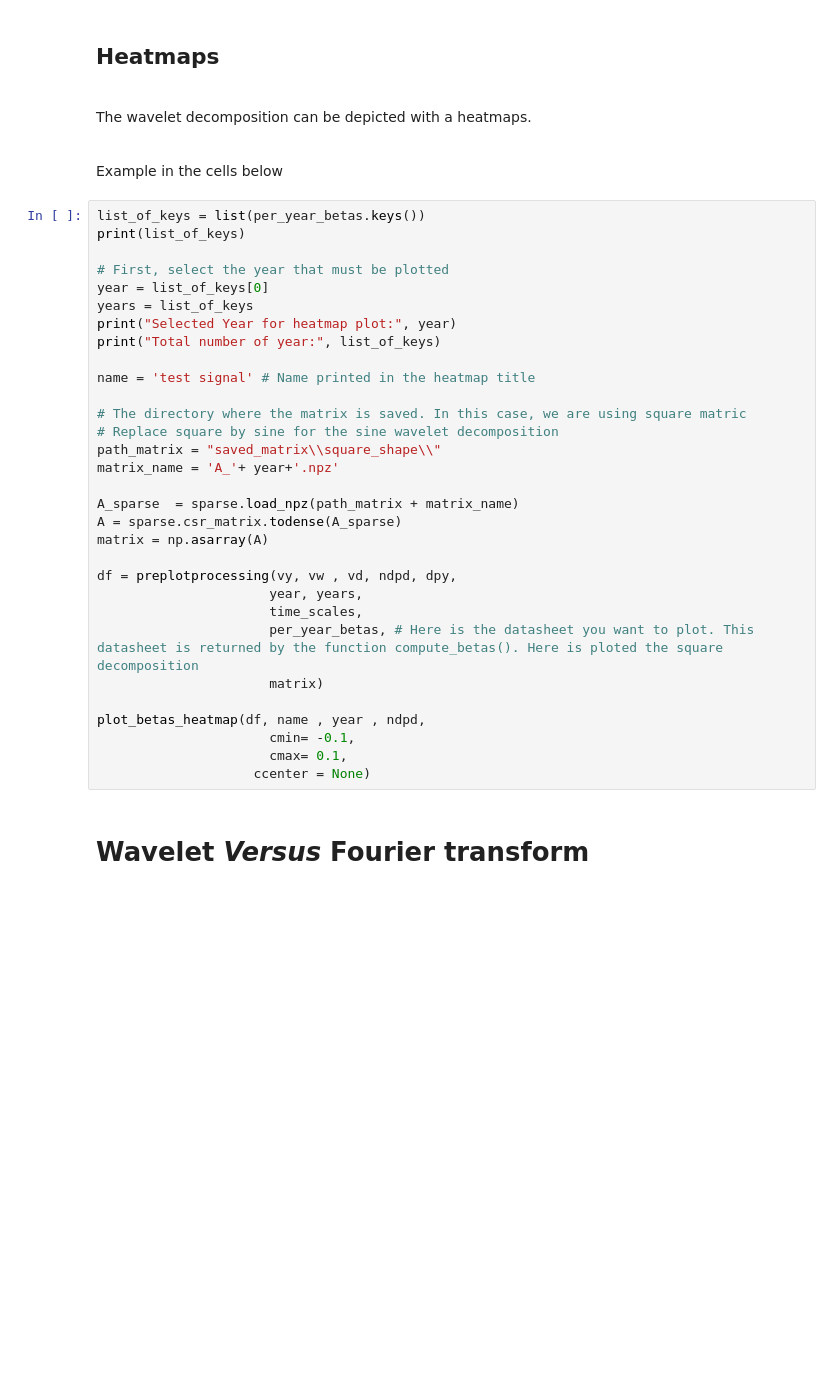
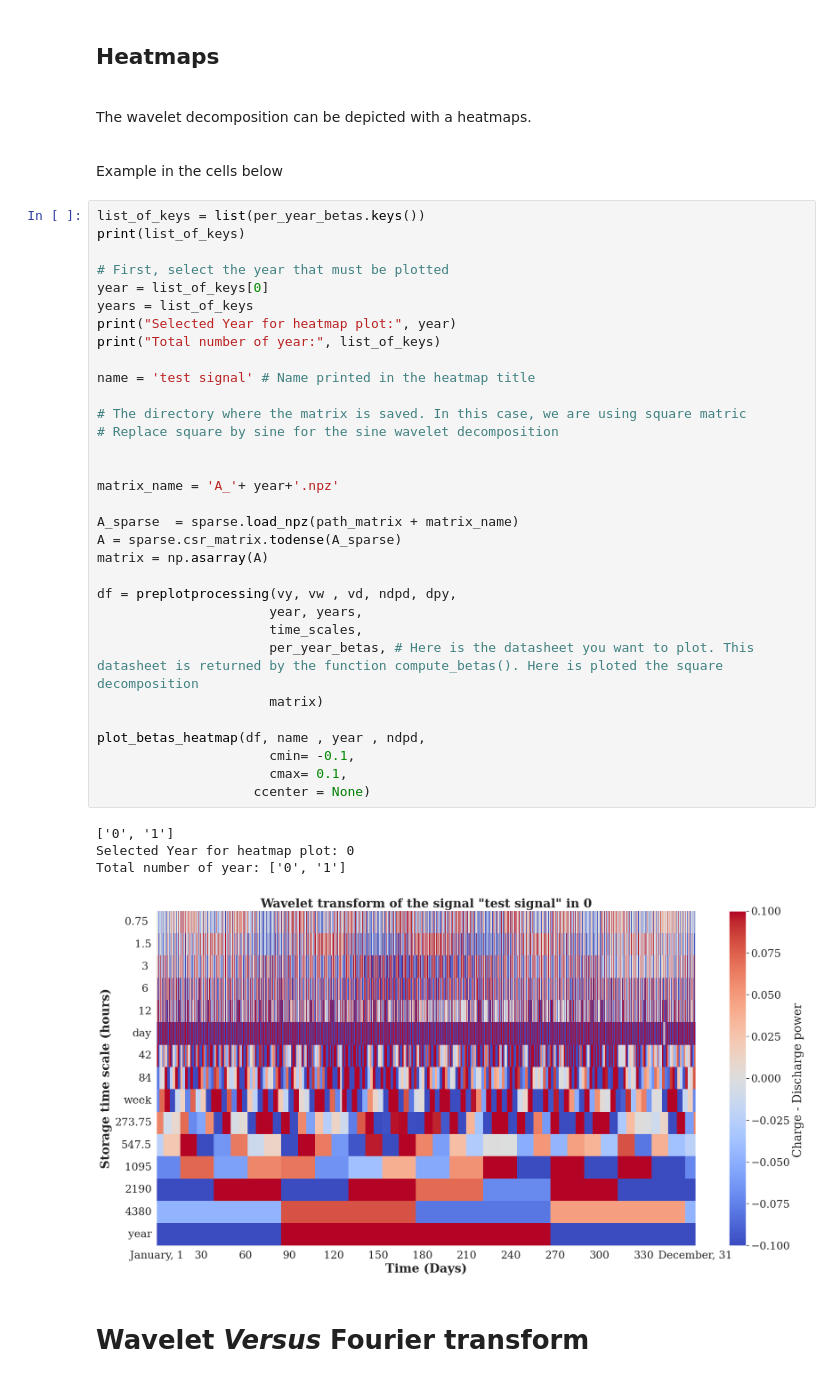
Before and after one commit to jus6du/wavelet_decomposition, a Jupyter notebook: tutorial.ipynb, the cells around one changed output. Cells and saved outputs as stored; diff of their text form; blank space fills up the shorter version.

```diff
--- a/tutorial.ipynb
+++ b/tutorial.ipynb
@@ -218,34 +218,40 @@ Example in the cells below
 # %%
 list_of_keys = list(per_year_betas.keys())
 print(list_of_keys)
 
 # First, select the year that must be plotted
 year = list_of_keys[0]
 years = list_of_keys
 print("Selected Year for heatmap plot:", year)
 print("Total number of year:", list_of_keys)
 
 name = 'test signal' # Name printed in the heatmap title
 
 # The directory where the matrix is saved. In this case, we are using square matric
 # Replace square by sine for the sine wavelet decomposition
-path_matrix = "saved_matrix\\square_shape\\"
+
+
 matrix_name = 'A_'+ year+'.npz'
 
 A_sparse  = sparse.load_npz(path_matrix + matrix_name)
 A = sparse.csr_matrix.todense(A_sparse)
 matrix = np.asarray(A)
 
 df = preplotprocessing(vy, vw , vd, ndpd, dpy,
                       year, years,
                       time_scales,
                       per_year_betas, # Here is the datasheet you want to plot. This datasheet is returned by the function compute_betas(). Here is ploted the square decomposition
                       matrix)
 
 plot_betas_heatmap(df, name , year , ndpd,
                       cmin= -0.1,
                       cmax= 0.1,
                     ccenter = None)
+# %% [output]
+['0', '1']
+Selected Year for heatmap plot: 0
+Total number of year: ['0', '1']
+[figure, added]
 # %% [markdown]
 # Wavelet _Versus_ Fourier transform
 # %%
```
Also changed, not shown: parts of 3 cells of this notebook, 1 other file.
